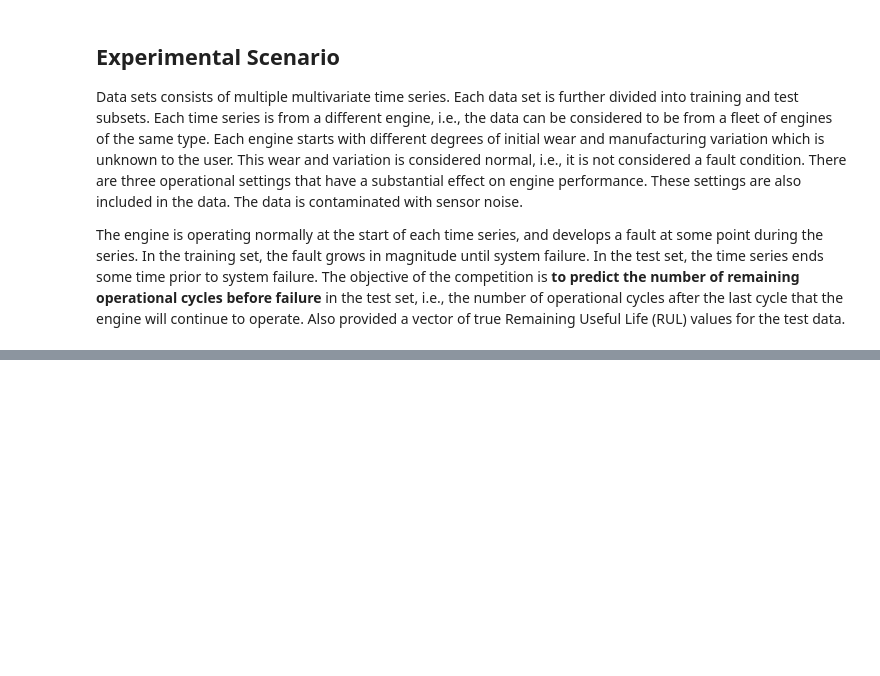
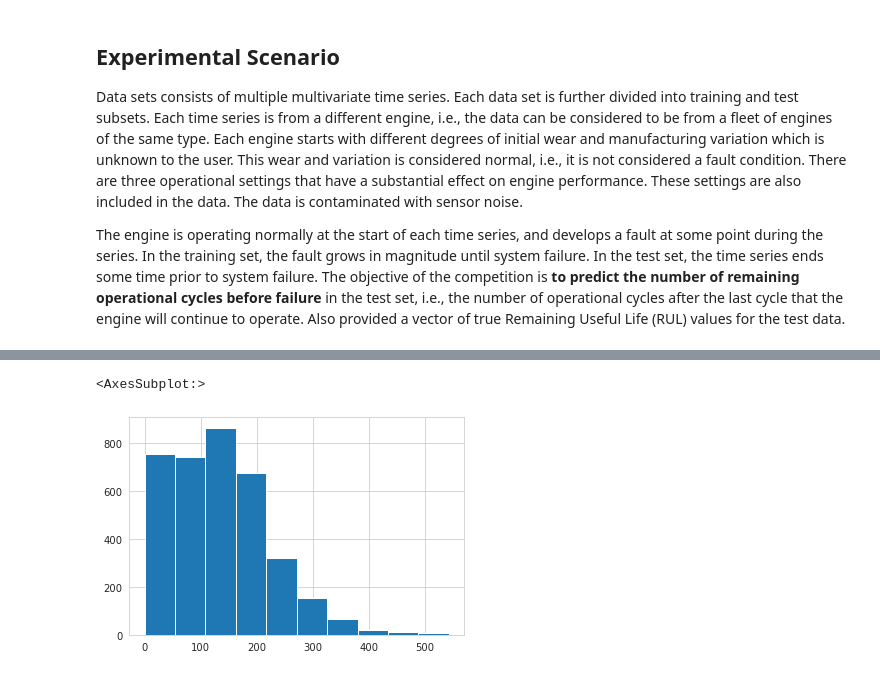
Before and after one commit to kokikwbt/predictive-maintenance, a Jupyter notebook: datasets/cmapss/view_data.ipynb, the cells around one changed output, grey strips where cells are left out. Saved outputs shown, nothing was run; the diff lists cells and outputs as text; code cells hidden in the pictures; blank space fills up the shorter version.

Commit message:
update cmapss for leave-one-out cross validation

```diff
--- a/datasets/cmapss/view_data.ipynb
+++ b/datasets/cmapss/view_data.ipynb
@@ -114,0 +192,38 @@ for _, g in train_set.groupby("unit number"):
+# %%
+def leave_one_out(target='run-to-failure',
+                  health_censor_aug=1000, seed=123,
+                  input_fn=None, output_fn=None):
+
+    if input_fn is not None:
+        subsets = pd.read_csv(input_fn)
+
+    else:
+        subsets = []
+        for index in range(4):
+            raw_data = load_data(index=index)[0]
+            raw_data = raw_data.assign(machine_id=index)
+
+            if target == 'run-to-failure':
+                subset = generate_run_to_failure(raw_data, health_censor_aug, seed)
+                subset = subset.assign(fold=index)
+                subsets.append(subset)
+
+            elif target == 'time-to-failure':
+                raise NotImplementedError
+
+            else:
+                raise ValueError
+
+        subsets = pd.concat(subsets).reset_index(drop=True)
+
+    if output_fn is not None:
+        subsets.to_csv(output_fn, index=False)
+
+    # List of tuples: (train_data, test_data)
+    train_test_sets = [(
+        subsets[subsets.fold != i].reset_index(drop=True),
+        subsets[subsets.fold == i].reset_index(drop=True)) for i in range(4)]
+
+    return train_test_sets
+# %%
+dataset = leave_one_out()
@@ -114,0 +263,3 @@ for _, g in train_set.groupby("unit number"):
+# %%
+train_set, test_set = dataset[0]
+train_set
@@ -114,0 +280,5 @@ for _, g in train_set.groupby("unit number"):
+# %%
+train_set.lifetime.hist()
+# %% [output]
+<AxesSubplot:>
+[figure, added]
```
Also changed, not shown: parts of 15 cells of this notebook, 3 other files.
